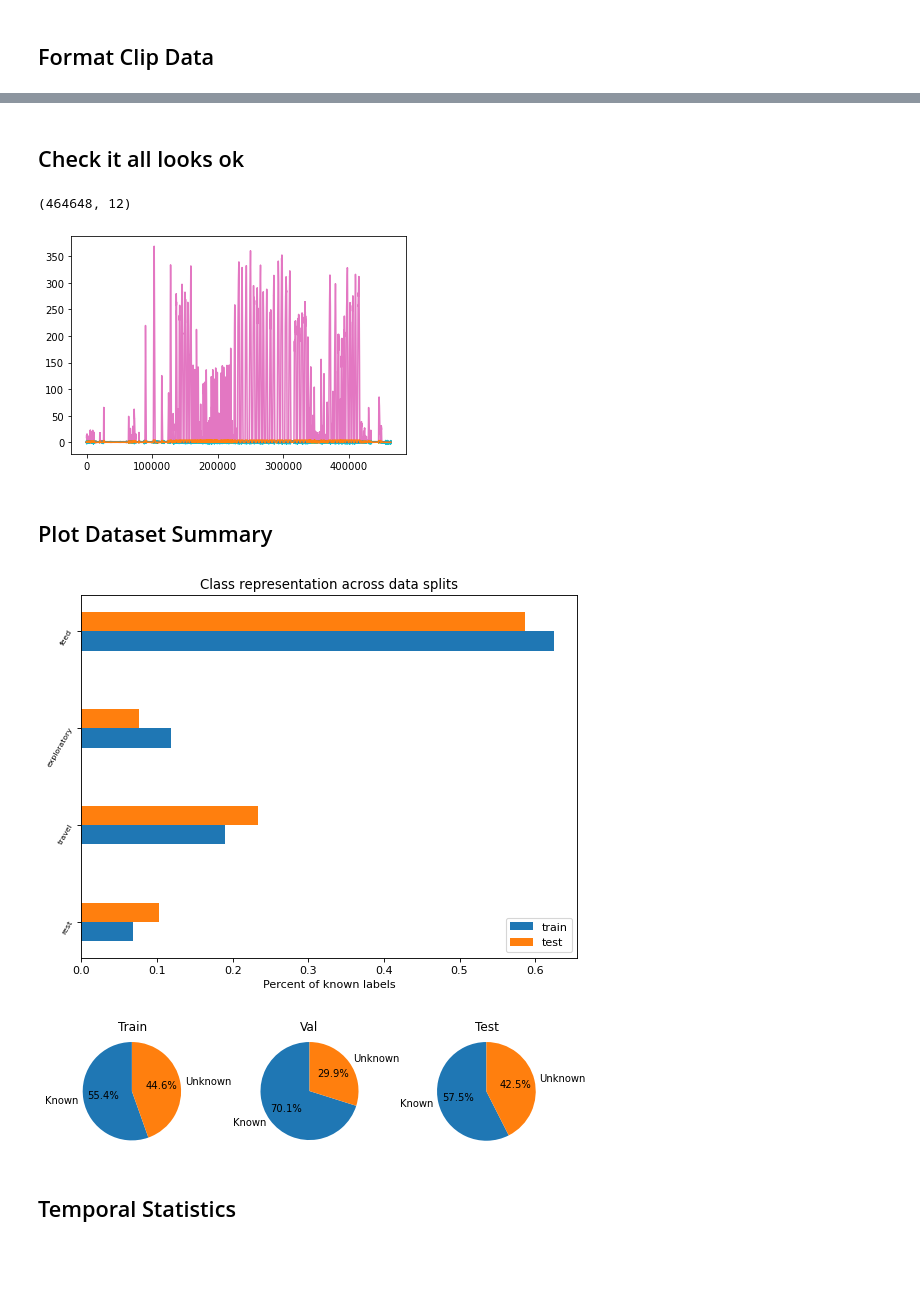
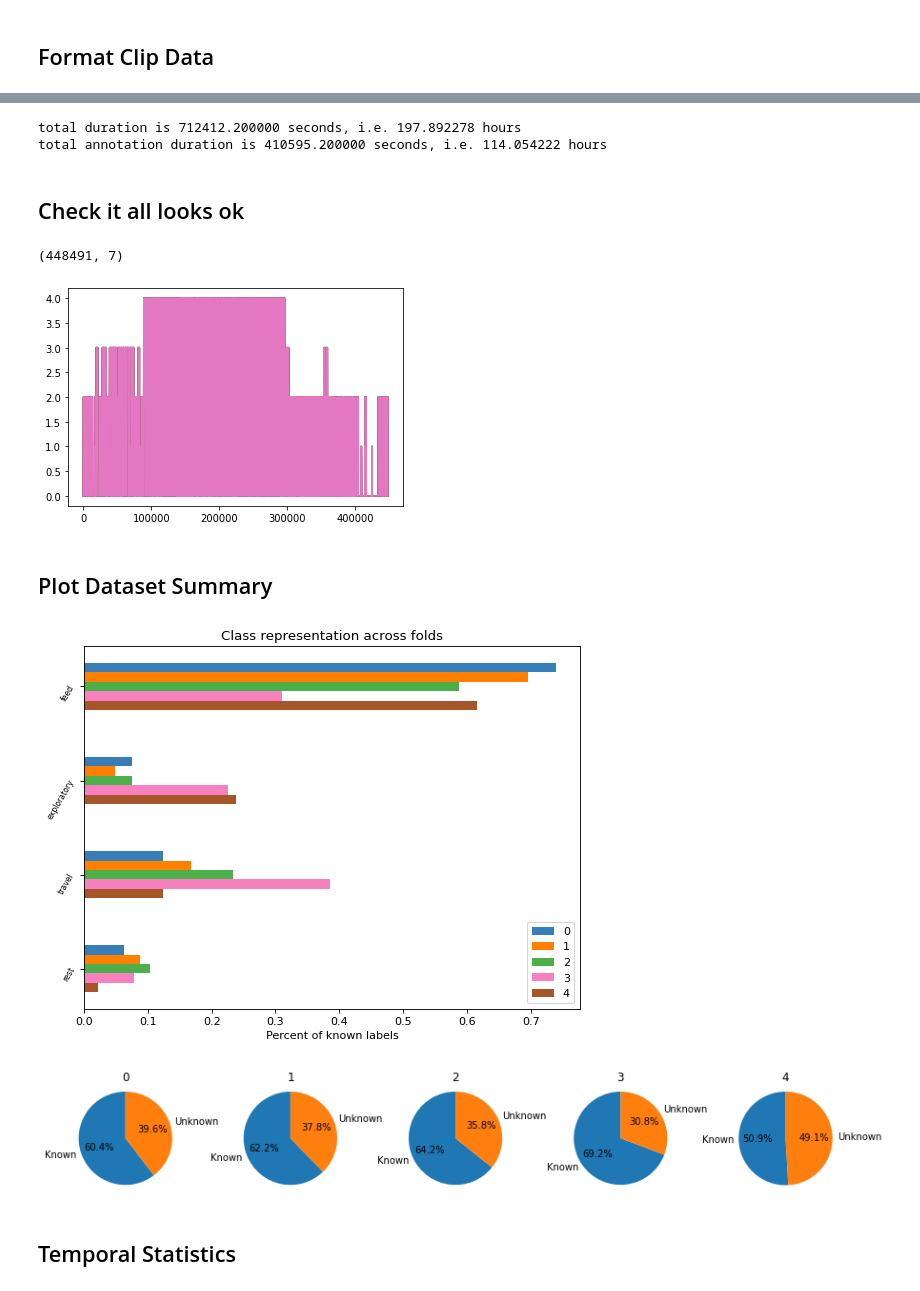
Before and after one commit to earthspecies/BEBE-datasets, a Jupyter notebook: format_friedlaender_whales.ipynb, the cells around one changed output, grey strips where cells are left out. Saved outputs shown, nothing was run; the diff lists cells and outputs as text; code cells hidden in the pictures; blank space fills up the shorter version.

```diff
--- a/format_friedlaender_whales.ipynb
+++ b/format_friedlaender_whales.ipynb
@@ -211,10 +179,9 @@ all_annotations['behav_state'].value_counts()
 Name: behav_state, dtype: int64
 # %%
 ## clip_data column names
-## Since Pitch and Roll are provided, we include them
-## Omit Head, likely irrelevant
+## Use derivative of head to reflect change in direction
 
-clip_column_names = ['AccX', 'AccY', 'AccZ', 'StaticAccX', 'StaticAccY', 'StaticAccZ', 'Depth', 'Speed', 'Pitch', 'Roll', 'individual_id', 'label']
+clip_column_names = ['AccX', 'AccY', 'AccZ', 'Depth', 'Speed', 'individual_id', 'label']
 dataset_metadata['clip_column_names'] = clip_column_names
 # %%
 ## Save off dataset level metadata
@@ -312,19 +253,30 @@ for clip_id in clip_ids:
+# %%
+total_dur_sec = total_dur_samples / sr
+total_dur_hours = total_dur_sec / 3600
+print("total duration is %f seconds, i.e. %f hours" % (total_dur_sec, total_dur_hours))
+
+total_annotation_dur_sec = total_annotation_dur_samples / sr
+total_annotation_dur_hours = total_annotation_dur_sec / 3600
+print("total annotation duration is %f seconds, i.e. %f hours" % (total_annotation_dur_sec, total_annotation_dur_hours))
+# %% [output]
+total duration is 712412.200000 seconds, i.e. 197.892278 hours
+total annotation duration is 410595.200000 seconds, i.e. 114.054222 hours
 # %% [markdown]
 ## Check it all looks ok
 # %%
-clip_id = clip_ids[0]
+clip_id = clip_ids[7]
 clip_data_fp = os.path.join(clip_data_dir, clip_id + '.csv')
 data = np.genfromtxt(clip_data_fp, delimiter = ',')
 #data = np.load(clip_data_fp)
 # %%
 np.shape(data)
 # %% [output]
-(464648, 12)
+(448491, 7)
 # %%
 for i in range(np.shape(data)[1]):
-    plt.plot(data[:, i])
+    plt.plot(data[:, -1])
 # %% [output]
-[figure, old version]
+[figure, new version]
 # %% [markdown]
 ## Plot Dataset Summary
 # %%
@@ -364,15 +303,21 @@ for name in beh_names[1:]:
 # %%
 # Plot class representation
 
+# https://gist.github.com/thriveth/8560036#file-cbcolors-py
+CB_color_cycle = ['#377eb8', '#ff7f00', '#4daf4a',
+                  '#f781bf', '#a65628', '#984ea3',
+                  '#999999', '#e41a1c', '#dede00']
+
 keys = np.arange(len(beh_names))[1:]
 offset = 0.1
-width = 0.2
+width = 0.1
 plt.figure(figsize=(8, 6), dpi=80)
 
-plt.barh(keys - offset, [dev_label_perc[beh_names[key]] for key in keys], height=width, align='center', label = 'train') #We call dev set 'train' in the paper
-#plt.barh(keys, [val_label_perc[beh_names[key]] for key in keys], height=width, align='center', label = 'val')
-plt.barh(keys + offset, [test_label_perc[beh_names[key]] for key in keys], height=width, align='center', label = 'test')
-plt.title("Class representation across data splits")
+for fold in range(n_folds):
+    current_offset = -(fold - n_folds // 2)*offset
+    plt.barh(keys +current_offset, [label_perc[fold][beh_names[key]] for key in keys], height=width, align='center', label = fold, color = CB_color_cycle[fold])
+
+plt.title("Class representation across folds")
 plt.yticks(keys, beh_names[1:], fontsize = 7, rotation = 60)
 plt.xlabel('Percent of known labels')
 plt.legend()
@@ -382,44 +327,33 @@ plt.savefig(target_fp)
 plt.show()
 
 numerical_target_fp = os.path.join(formatted_data_dir, 'class_rep.yaml')
-class_rep_dict = {'train_label_perc' : train_label_perc,
-                  'val_label_perc' : val_label_perc,
-                  'dev_label_perc' : dev_label_perc,
-                  'test_label_perc' : test_label_perc}
 with open(numerical_target_fp, 'w') as file:
-    yaml.dump(class_rep_dict, file)
+    yaml.dump(label_perc, file)
 # %% [output]
-[figure, old version]
+[figure, new version]
 # %%
 # Pie chart, of known vs unknown samples
 
 labels = 'Known', 'Unknown'
-train_sizes = [sum([train_label_count[j] for j in beh_names[1:]]), train_label_count['unknown']]
-val_sizes = [sum([val_label_count[j] for j in beh_names[1:]]), val_label_count['unknown']]
-test_sizes = [sum([test_label_count[j] for j in beh_names[1:]]), test_label_count['unknown']]
+sizes = {fold : [sum([label_count[fold][j] for j in beh_names[1:]]), label_count[fold]['unknown']] for fold in range(n_folds)}
+# train_sizes = [sum([train_label_count[j] for j in beh_names[1:]]), train_label_count['unknown']]
+# val_sizes = [sum([val_label_count[j] for j in beh_names[1:]]), val_label_count['unknown']]
+# test_sizes = [sum([test_label_count[j] for j in beh_names[1:]]), test_label_count['unknown']]
 
-fig, ax = plt.subplots(1,3, figsize = (9,2))
-plt.title("blah")
+fig, ax = plt.subplots(1,n_folds, figsize = (3*n_folds,2))
 
-ax[0].pie(train_sizes, labels=labels, autopct='%1.1f%%', startangle=90)
-ax[0].axis('equal')  # Equal aspect ratio ensures that pie is drawn as a circle.
-ax[0].set_title('Train')
-
-ax[1].pie(val_sizes, labels=labels, autopct='%1.1f%%', startangle=90)
-ax[1].axis('equal')  # Equal aspect ratio ensures that pie is drawn as a circle.
-ax[1].set_title('Val')
-
-ax[2].pie(test_sizes, labels=labels, autopct='%1.1f%%', startangle=90)
-ax[2].axis('equal')  # Equal aspect ratio ensures that pie is drawn as a circle.
-ax[2].set_title('Test')
+for fold in range(n_folds):
+    ax[fold].pie(sizes[fold], labels=labels, autopct='%1.1f%%', startangle=90)
+    ax[fold].axis('equal')  # Equal aspect ratio ensures that pie is drawn as a circle.
+    ax[fold].set_title(fold)
 
 target_fp = os.path.join(formatted_data_dir, 'perc_known.png')
 
 plt.savefig(target_fp)
 
 plt.show()
 # %% [output]
-[figure, old version]
+[figure, new version]
 # %% [markdown]
 ## Temporal Statistics
 # %%
```
Also changed, not shown: parts of 10 cells of this notebook.
